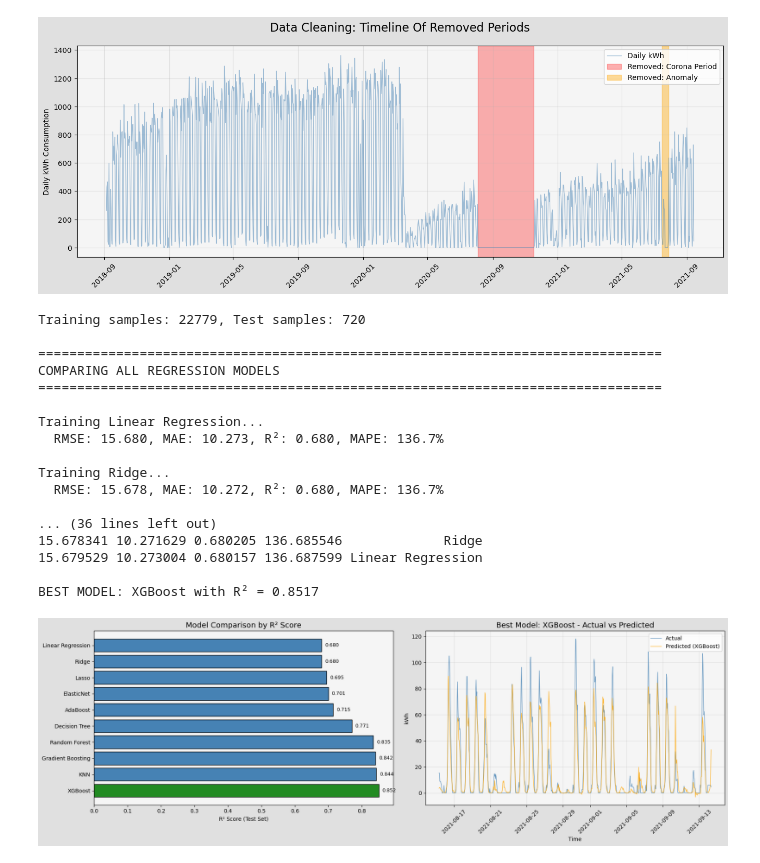
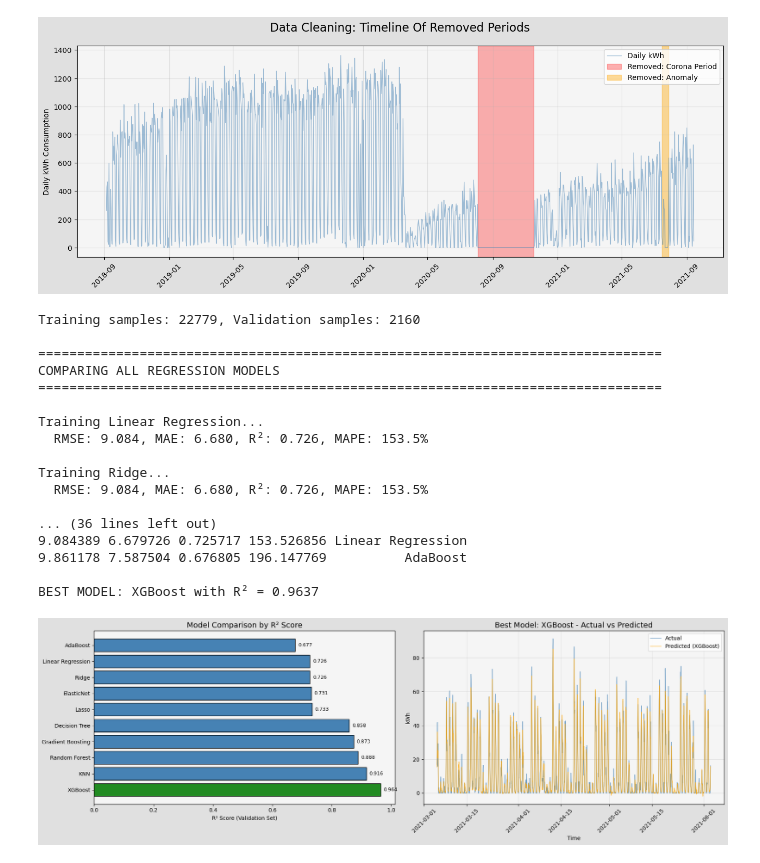
Before and after one commit to dfd0430/wiso, a Jupyter notebook: main.ipynb, the cells around one changed output. Cells and saved outputs as stored; diff of their text form; code cells hidden in the pictures.

```diff
--- a/main.ipynb
+++ b/main.ipynb
@@ -1066,8 +1069,8 @@ weights = (time_numeric - time_numeric.min()) / (time_numeric.max() - time_numer
 weights = weights * (max_weight - min_weight) + min_weight
 
 # Train / Validation / Holdout split
-holdout_size = 720
-val_size = 720
+holdout_size = 720 * 3
+val_size = 720 * 3
 
 X_train = X_rf.iloc[:-(holdout_size + val_size)]
 y_train = y_rf.iloc[:-(holdout_size + val_size)]
@@ -1089,24 +1092,14 @@ def calc_regression_metrics(y_true, y_pred, set_name=''):
 # in the end we choose the GradientBoostingRegressor because it performed better than
 # xgboost, random forest and KNN when hyperparameter tuning
 
-# Uses regression_features_df prepared in the previous cell
-
-X_adv = regression_features_df[FEATURES_RF]
-y_adv = regression_features_df['kWh_hourly']
-
-
-# Train-test split
-test_size = 720
-X_train, X_test = X_adv.iloc[:-test_size], X_adv.iloc[-test_size:]
-y_train, y_test = y_adv.iloc[:-test_size], y_adv.iloc[-test_size:]
-weights_train = weights[:-test_size]
+# Uses X_train, y_train, X_val, y_val from previous cell (same split as regression)
 
 # Scale features for models that need it
 scaler = StandardScaler()
 X_train_scaled = scaler.fit_transform(X_train)
-X_test_scaled = scaler.transform(X_test)
+X_val_scaled = scaler.transform(X_val)
 
-print(f"Training samples: {len(X_train)}, Test samples: {len(X_test)}")
+print(f"Training samples: {len(X_train)}, Validation samples: {len(X_val)}")
 print("\n" + "="*80)
 print("COMPARING ALL REGRESSION MODELS")
 print("="*80)
@@ -1133,9 +1126,9 @@ for name, model in models.items():
 
     # Use scaled data for linear models and KNN/SVR
     if name in ['Linear Regression', 'Ridge', 'Lasso', 'ElasticNet', 'KNN']:
-        X_tr, X_te = X_train_scaled, X_test_scaled
+        X_tr, X_te = X_train_scaled, X_val_scaled
     else:
-        X_tr, X_te = X_train, X_test
+        X_tr, X_te = X_train, X_val
 
     # Fit with sample weights if supported
     try:
@@ -1146,11 +1139,11 @@ for name, model in models.items():
     except:
         model.fit(X_tr, y_train)
 
-    # Predict on test set only
-    pred_test = model.predict(X_te)
+    # Predict on validation set
+    pred_val = model.predict(X_te)
 
     # Calculate metrics using shared function
-    metrics = calc_regression_metrics(y_test, pred_test, name)
+    metrics = calc_regression_metrics(y_val, pred_val, name)
     metrics['Model'] = metrics.pop('Set')
     results.append(metrics)
 
@@ -1176,51 +1169,51 @@ fig.patch.set_facecolor('#E0E0E0')
 axes[0].set_facecolor('#F5F5F5')
 colors = ['forestgreen' if m == best_model_name else 'steelblue' for m in results_df['Model']]
 bars = axes[0].barh(results_df['Model'], results_df['R²'], color=colors, edgecolor='black')
-axes[0].set_xlabel('R² Score (Test Set)')
+axes[0].set_xlabel('R² Score (Validation Set)')
 axes[0].set_title('Model Comparison by R² Score', fontsize=14)
 axes[0].axvline(x=0, color='red', linestyle='--', alpha=0.5)
 for i, (idx, row) in enumerate(results_df.iterrows()):
     axes[0].text(row['R²'] + 0.01, i, f"{row['R²']:.3f}", va='center', fontsize=9)
 
 # Predicted vs Actual for best model (retrain best model for plotting)
 best_model = models[best_model_name]
 if best_model_name in ['Linear Regression', 'Ridge', 'Lasso', 'ElasticNet', 'KNN']:
-    pred_best = best_model.predict(X_test_scaled)
+    pred_best = best_model.predict(X_val_scaled)
 else:
-    pred_best = best_model.predict(X_test)
+    pred_best = best_model.predict(X_val)
 
-test_hours = regression_features_df['hour'].iloc[-test_size:]
+val_hours = regression_features_df['hour'].iloc[-(holdout_size + val_size):-holdout_size]
 axes[1].set_facecolor('#F5F5F5')
-axes[1].plot(test_hours, y_test.values, label='Actual', color='steelblue', linewidth=1, alpha=0.8)
-axes[1].plot(test_hours, pred_best, label=f'Predicted ({best_model_name})', color='orange', linewidth=1, alpha=0.8)
+axes[1].plot(val_hours, y_val.values, label='Actual', color='steelblue', linewidth=1, alpha=0.8)
+axes[1].plot(val_hours, pred_best, label=f'Predicted ({best_model_name})', color='orange', linewidth=1, alpha=0.8)
 axes[1].set_title(f'Best Model: {best_model_name} - Actual vs Predicted', fontsize=14)
 axes[1].set_xlabel('Time')
 axes[1].set_ylabel('kWh')
 axes[1].legend()
 axes[1].grid(True, alpha=0.3)
 axes[1].tick_params(axis='x', rotation=45)
 
 plt.tight_layout()
 plt.show()
 # %% [output]
-Training samples: 22779, Test samples: 720
+Training samples: 22779, Validation samples: 2160
 
 ================================================================================
 COMPARING ALL REGRESSION MODELS
 ================================================================================
 
 Training Linear Regression...
-  RMSE: 15.680, MAE: 10.273, R²: 0.680, MAPE: 136.7%
+  RMSE: 9.084, MAE: 6.680, R²: 0.726, MAPE: 153.5%
 
 Training Ridge...
-  RMSE: 15.678, MAE: 10.272, R²: 0.680, MAPE: 136.7%
+  RMSE: 9.084, MAE: 6.680, R²: 0.726, MAPE: 153.5%
 
 ... (36 lines left out)
-15.678341 10.271629 0.680205 136.685546             Ridge
-15.679529 10.273004 0.680157 136.687599 Linear Regression
+9.084389 6.679726 0.725717 153.526856 Linear Regression
+9.861178 7.587504 0.676805 196.147769          AdaBoost
 
-BEST MODEL: XGBoost with R² = 0.8517
+BEST MODEL: XGBoost with R² = 0.9637
-[figure, old version]
+[figure, new version]
 # %%
 # --- Gradient Boosting Regressor: Hyperparameter Tuning and Validation ---
 #  The visual looks a bit off as there is a big gap in the middle which we cut out as the charging behavior doesn't make sense
```
Also changed, not shown: parts of 3 cells of this notebook.
